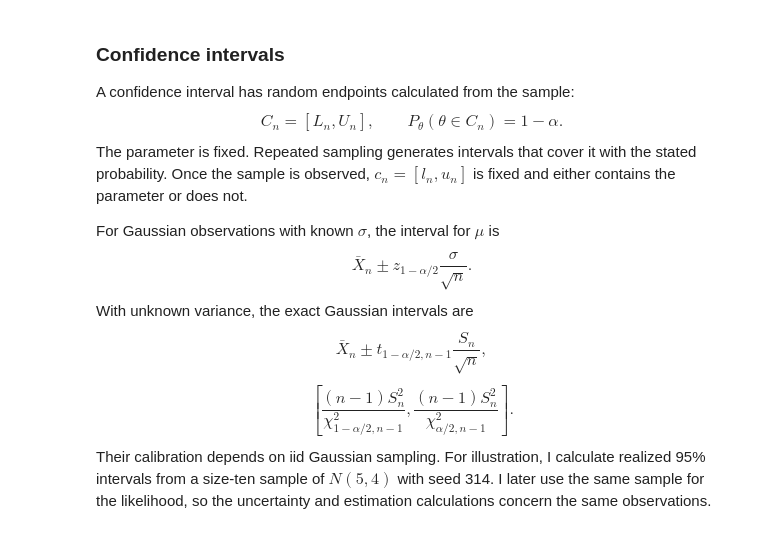
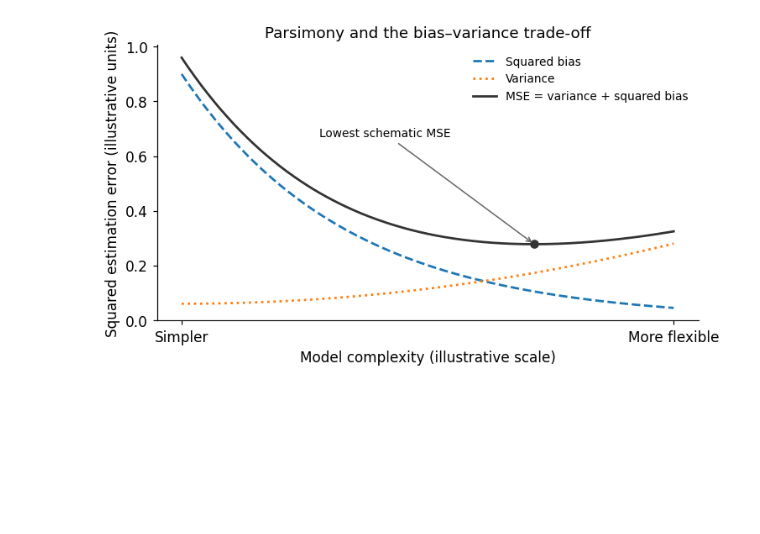
Before and after one commit to jacobkorsgaard/finance-statistical-methods-library, a Jupyter notebook: notebooks/03_statistical_inference_and_mle.ipynb, the cells around one changed output. Cells and saved outputs as stored; diff of their text form; code cells hidden in the pictures; blank space fills up the shorter version.

```diff
--- a/notebooks/03_statistical_inference_and_mle.ipynb
+++ b/notebooks/03_statistical_inference_and_mle.ipynb
@@ -146,14 +202,22 @@ The adjusted sample variance is unbiased and consistent. A chi-squared variable
-# %% [markdown]
-### Confidence intervals
-
-A confidence interval has random endpoints calculated from the sample:
-$$C_n=[L_n,U_n],\qquad P_\theta(\theta\in C_n)=1-\alpha.$$
-The parameter is fixed. Repeated sampling generates intervals that cover it with the stated probability. Once the sample is observed, $c_n=[l_n,u_n]$ is fixed and either contains the parameter or does not.
-
-For Gaussian observations with known $\sigma$, the interval for $\mu$ is
-$$\bar X_n\pm z_{1-\alpha/2}\frac{\sigma}{\sqrt n}.$$
-With unknown variance, the exact Gaussian intervals are
-$$\bar X_n\pm t_{1-\alpha/2,n-1}\frac{S_n}{\sqrt n},$$
-$$\left[\frac{(n-1)S_n^2}{\chi^2_{1-\alpha/2,n-1}},
-\frac{(n-1)S_n^2}{\chi^2_{\alpha/2,n-1}}\right].$$
-Their calibration depends on iid Gaussian sampling. For illustration, I calculate realized 95% intervals from a size-ten sample of $N(5,4)$ with seed 314. I later use the same sample for the likelihood, so the uncertainty and estimation calculations concern the same observations.
+# %%
+complexity = np.linspace(0, 1, 301)
+# Illustrative curves, not estimates from data.
+squared_bias = .9*np.exp(-3*complexity)
+estimation_variance = .06+.22*complexity**2
+schematic_mse = squared_bias+estimation_variance
+minimum = np.argmin(schematic_mse)
+fig, ax = plt.subplots(figsize=(7, 4))
+ax.plot(complexity, squared_bias, linestyle="--", label="Squared bias")
+ax.plot(complexity, estimation_variance, linestyle=":", label="Variance")
+ax.plot(complexity, schematic_mse, color="0.2", label="MSE = variance + squared bias")
+ax.scatter(complexity[minimum], schematic_mse[minimum], color="0.2", s=35, zorder=3)
+ax.annotate("Lowest schematic MSE", xy=(complexity[minimum], schematic_mse[minimum]),
+            xytext=(.28, .67), arrowprops={"arrowstyle": "->", "color": "0.4"}, fontsize=9)
+ax.set(xlabel="Model complexity (illustrative scale)", ylabel="Squared estimation error (illustrative units)",
+       title="Parsimony and the bias–variance trade-off")
+ax.set_xticks([0, 1], ["Simpler", "More flexible"])
+ax.legend(fontsize=9, loc="upper right")
+fig.tight_layout()
+plt.show()
+# %% [output]
+[figure, added]
```
Also changed, not shown: parts of 30 cells of this notebook, 1 other file.
